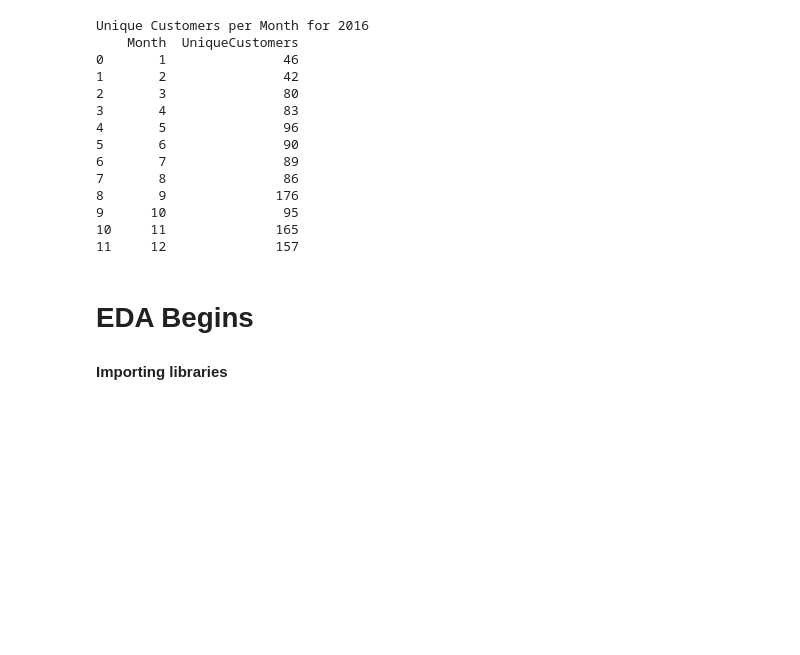
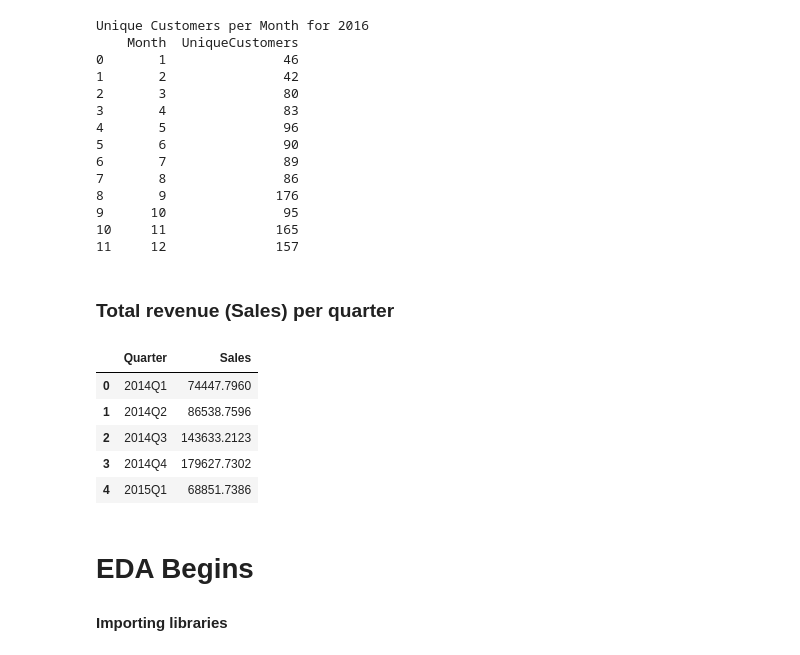
Before and after one commit to bbhatta10/E-Commerce-Sales-Insights-Tableau-Dashboard-, a Jupyter notebook: BI.ipynb, the cells around one changed output. Saved outputs shown, nothing was run; the diff lists cells and outputs as text; code cells hidden in the pictures; blank space fills up the shorter version.

Commit message:
Total revenue per quarter

```diff
--- a/BI.ipynb
+++ b/BI.ipynb
@@ -819,6 +819,33 @@ Unique Customers per Month for 2016
 9      10               95
 10     11              165
 11     12              157
+# %% [markdown]
+### Total revenue (Sales) per quarter
+# %%
+
+# Ensure OrderDate is in datetime format
+df_business_data_new['OrderDate'] = pd.to_datetime(df_business_data_new['OrderDate'])
+
+# Create year and quarter columns
+df_business_data_new['Year'] = df_business_data_new['OrderDate'].dt.year
+df_business_data_new['Quarter'] = df_business_data_new['OrderDate'].dt.to_period('Q')
+
+# Aggregate total revenue (Sales) per quarter
+quarterly_sales = (
+    df_business_data_new.groupby('Quarter')['Sales']
+    .sum()
+    .reset_index()
+    .sort_values('Quarter')
+)
+
+quarterly_sales.head()
+# %% [output]
+|  | Quarter | Sales |
+| 0 | 2014Q1 | 74447.7960 |
+| 1 | 2014Q2 | 86538.7596 |
+| 2 | 2014Q3 | 143633.2123 |
+| 3 | 2014Q4 | 179627.7302 |
+| 4 | 2015Q1 | 68851.7386 |
 # %% [markdown]
 # EDA Begins
 ####          Importing libraries
```
Also changed, not shown: parts of 4 cells of this notebook, 1 other file.
